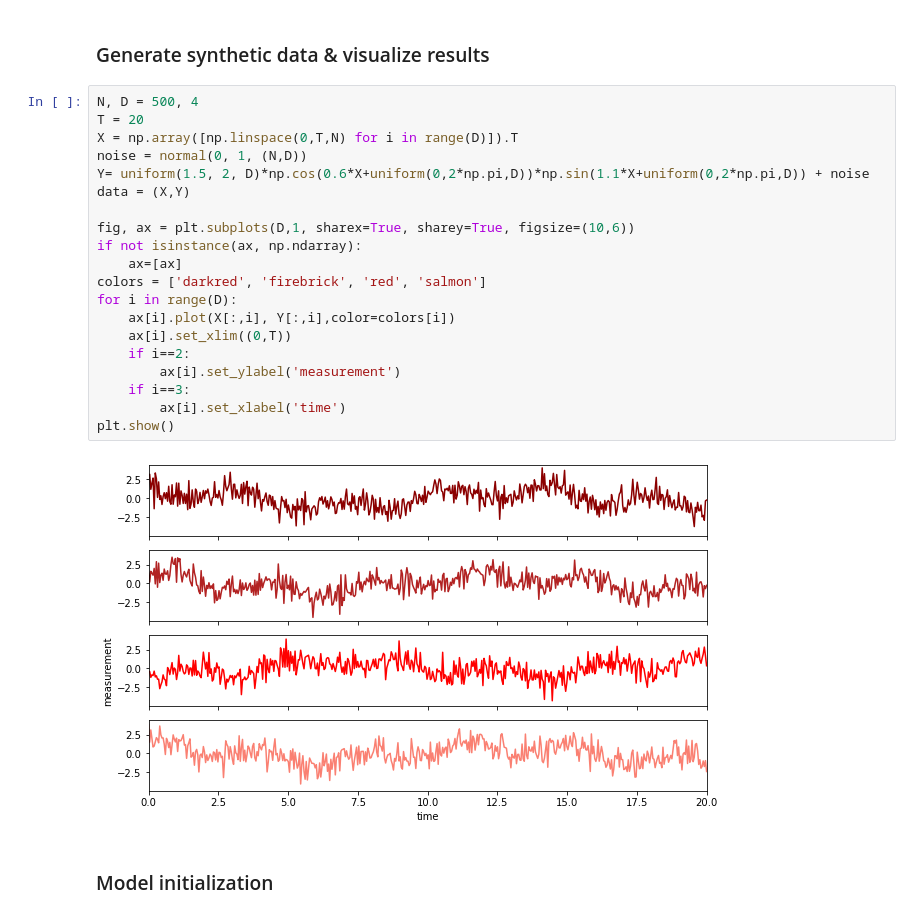
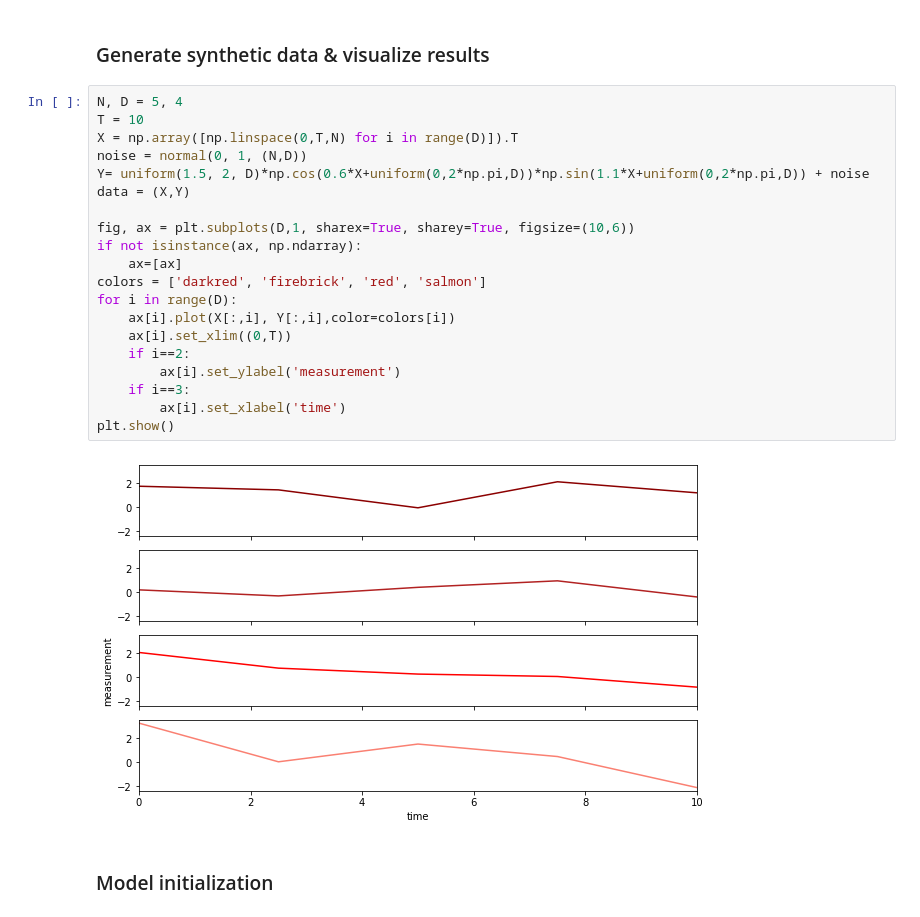
Before and after one commit to DavidLeeftink/BANNER, a Jupyter notebook: Analyses/Demo.ipynb, the cells around one changed output. Cells and saved outputs as stored; diff of their text form.

```diff
--- a/Analyses/Demo.ipynb
+++ b/Analyses/Demo.ipynb
@@ -12,27 +12,27 @@ import matplotlib.pyplot as plt
 # %% [markdown]
 ### Generate synthetic data & visualize results
 # %%
-N, D = 500, 4
-T = 20
+N, D = 5, 4
+T = 10
 X = np.array([np.linspace(0,T,N) for i in range(D)]).T
 noise = normal(0, 1, (N,D))
 Y= uniform(1.5, 2, D)*np.cos(0.6*X+uniform(0,2*np.pi,D))*np.sin(1.1*X+uniform(0,2*np.pi,D)) + noise
 data = (X,Y)
 
 fig, ax = plt.subplots(D,1, sharex=True, sharey=True, figsize=(10,6))
 if not isinstance(ax, np.ndarray):
     ax=[ax]
 colors = ['darkred', 'firebrick', 'red', 'salmon']
 for i in range(D):
     ax[i].plot(X[:,i], Y[:,i],color=colors[i])
     ax[i].set_xlim((0,T))
     if i==2:
         ax[i].set_ylabel('measurement')
     if i==3:
         ax[i].set_xlabel('time')
 plt.show()
 # %% [output]
-[figure, old version]
+[figure, new version]
 # %% [markdown]
 ### Model initialization
 # %%
```
Also changed, not shown: parts of 5 cells of this notebook, 2 other files.
